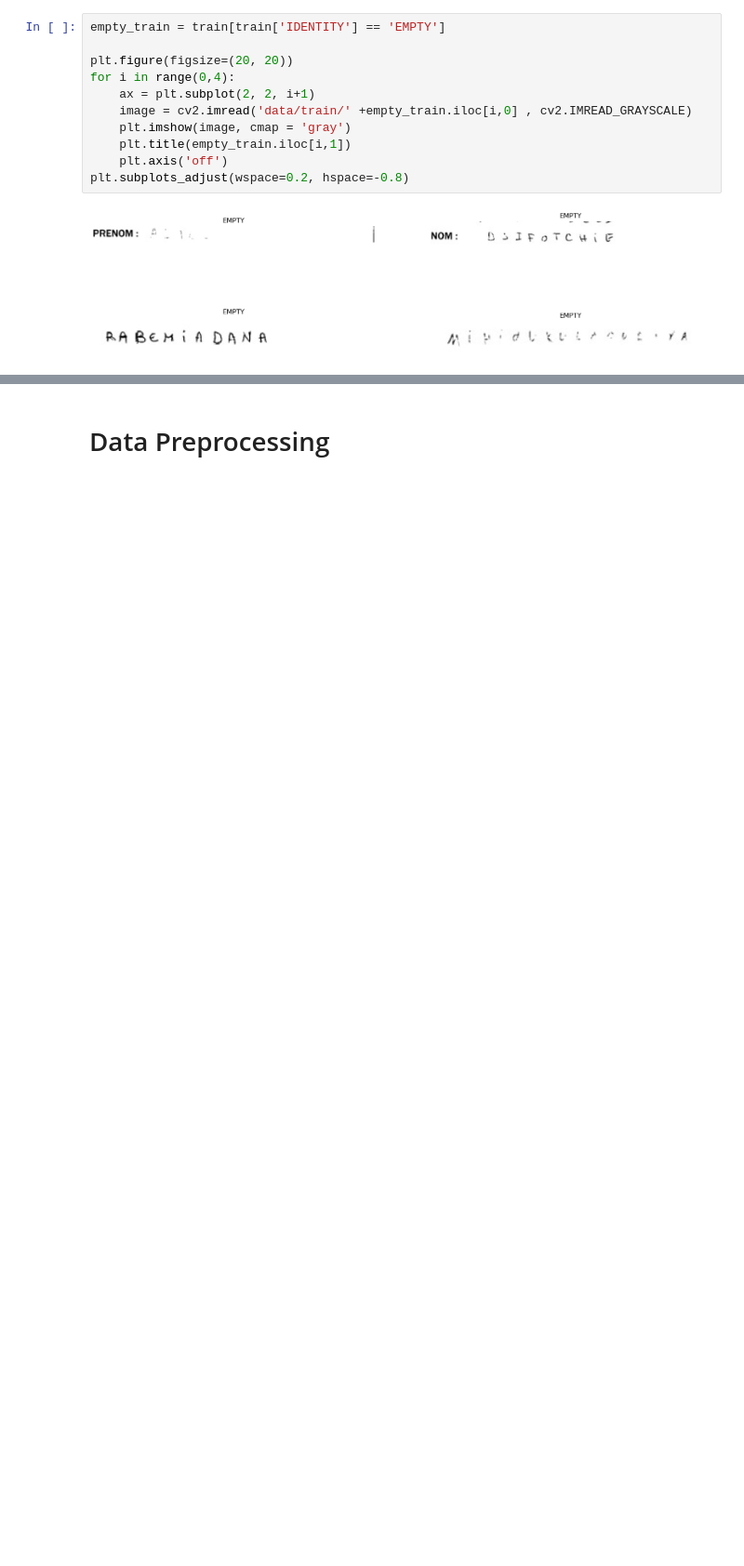
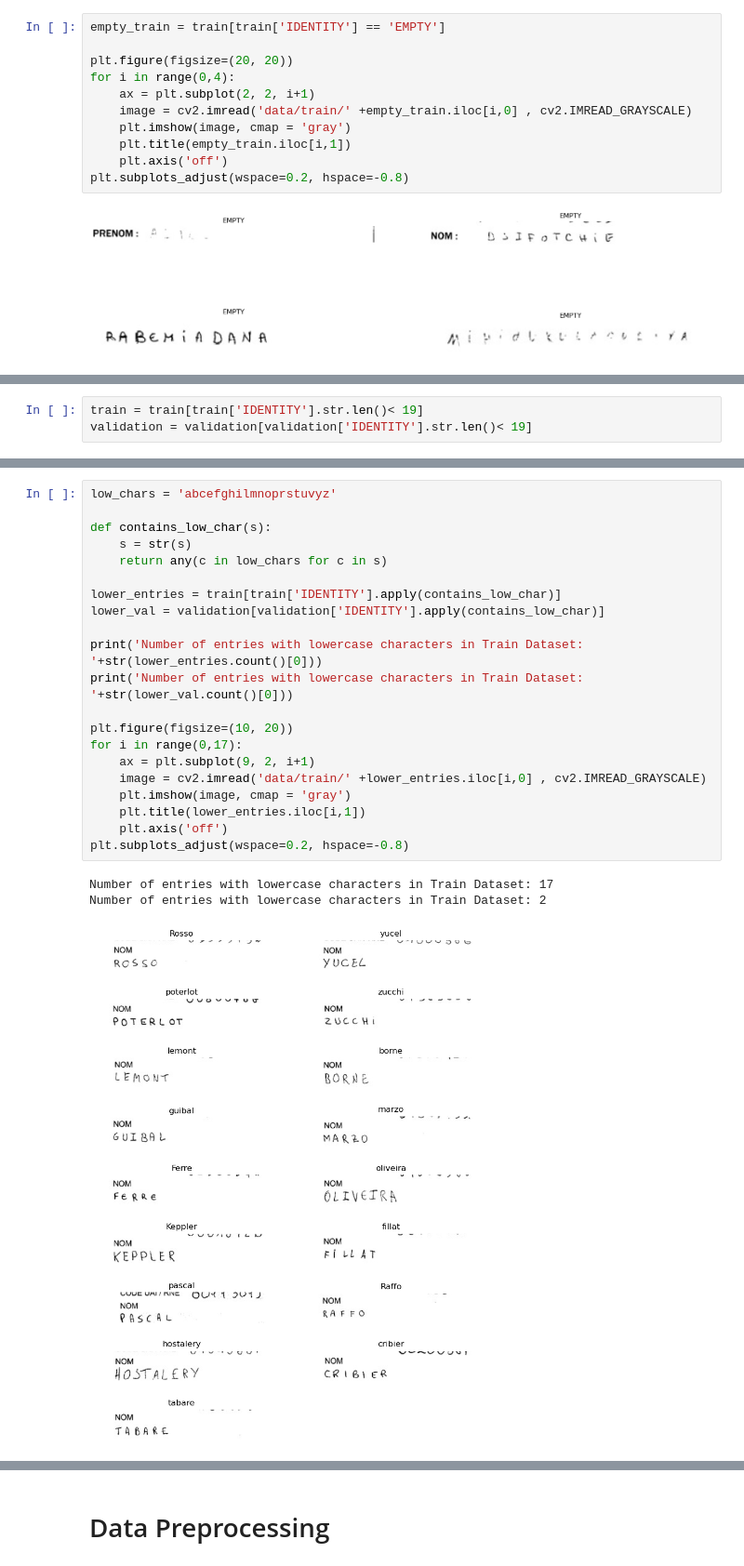
Before and after one commit to CamelSal/HandwritingRecognition, a Jupyter notebook: Handwriting_Recognition.ipynb, the cells around one changed output, grey strips where cells are left out. Shown at 93% size. Cells and saved outputs as stored; diff of their text form; blank space fills up the shorter version.

```diff
--- a/Handwriting_Recognition.ipynb
+++ b/Handwriting_Recognition.ipynb
@@ -138 +235,4 @@ Name: count, dtype: int64
+# %%
+train = train[train['IDENTITY'].str.len()< 19]
+validation = validation[validation['IDENTITY'].str.len()< 19]
 # %%
@@ -141,0 +258,25 @@ Length of Longest String in IDENTITY  : 34
+# %%
+low_chars = 'abcefghilmnoprstuvyz'
+
+def contains_low_char(s):
+    s = str(s)
+    return any(c in low_chars for c in s)
+
+lower_entries = train[train['IDENTITY'].apply(contains_low_char)]
+lower_val = validation[validation['IDENTITY'].apply(contains_low_char)]
+
+print('Number of entries with lowercase characters in Train Dataset: '+str(lower_entries.count()[0]))
+print('Number of entries with lowercase characters in Train Dataset: '+str(lower_val.count()[0]))
+
+plt.figure(figsize=(10, 20))
+for i in range(0,17):
+    ax = plt.subplot(9, 2, i+1)
+    image = cv2.imread('data/train/' +lower_entries.iloc[i,0] , cv2.IMREAD_GRAYSCALE)
+    plt.imshow(image, cmap = 'gray')
+    plt.title(lower_entries.iloc[i,1])
+    plt.axis('off')
+plt.subplots_adjust(wspace=0.2, hspace=-0.8)
+# %% [output]
+Number of entries with lowercase characters in Train Dataset: 17
+Number of entries with lowercase characters in Train Dataset: 2
+[figure, added]
```
Also changed, not shown: parts of 51 cells of this notebook.
